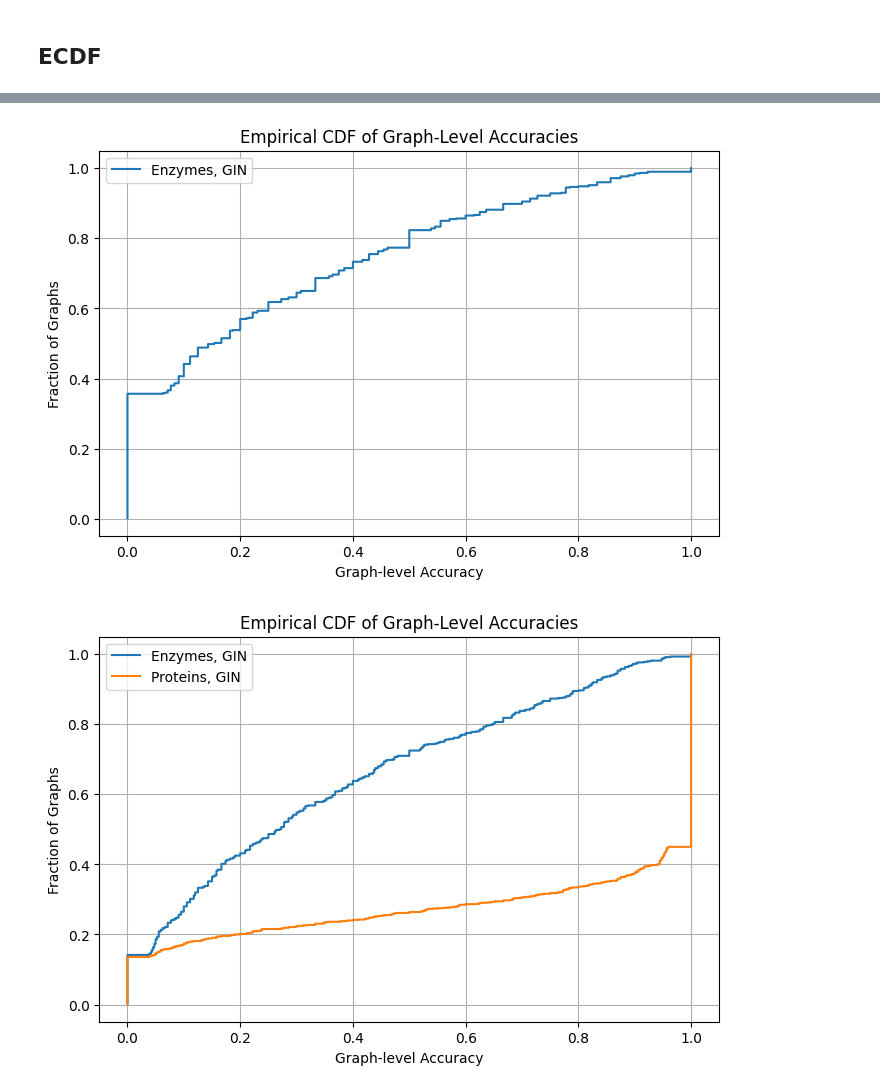
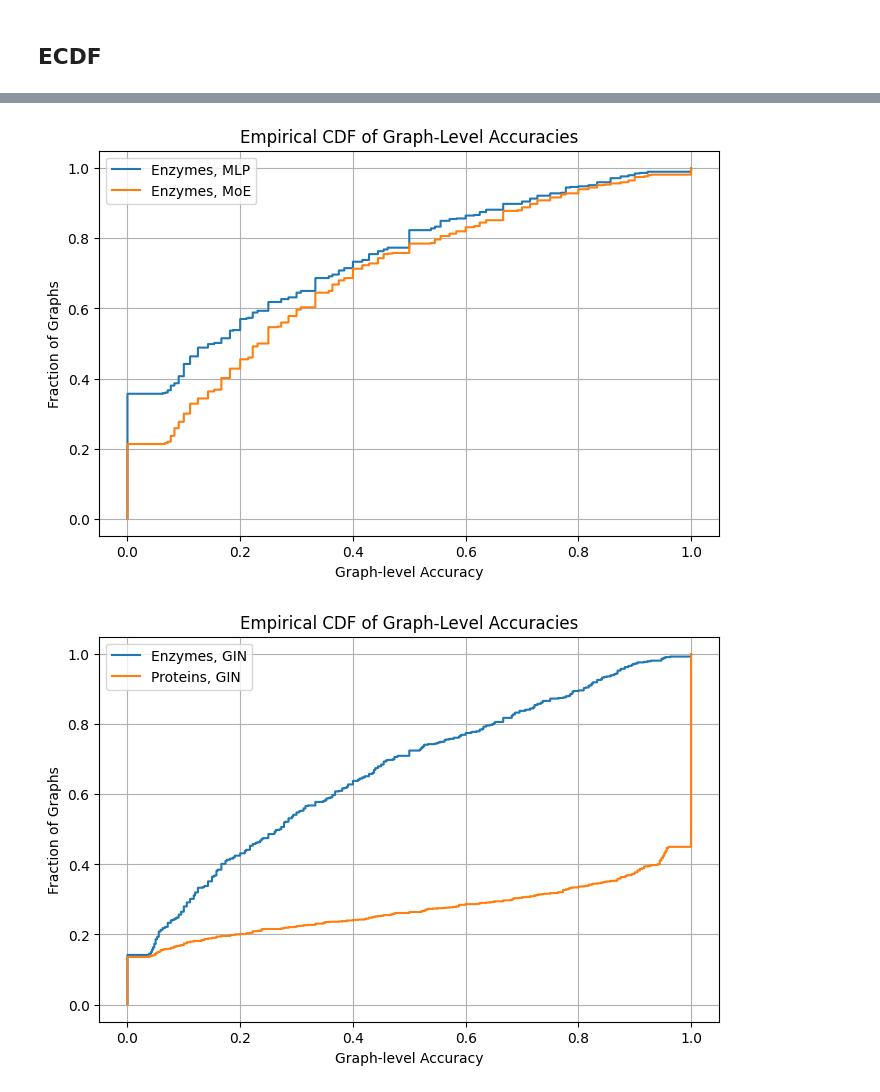
Before and after one commit to LFesser97/graph_moes, a Jupyter notebook: accuracy_histograms.ipynb, the cells around one changed output, grey strips where cells are left out. Drawn from its saved outputs; the diff is of its cells as text; code cells hidden in the pictures.

```diff
--- a/accuracy_histograms.ipynb
+++ b/accuracy_histograms.ipynb
@@ -326,7 +338,11 @@ def compute_ecdf(accuracies):
 # %%
 # MLP
-
-with open('results/4_layers/enzymes_MLP_None_graph_dict.pickle', 'rb') as handle:
+with open('results/4_layers/mutag_Unitary_None_graph_dict.pickle', 'rb') as handle:
     enzymes_dict = pickle.load(handle)
 
+with open('results/4_layers/enzymes_MoE_None_graph_dict.pickle', 'rb') as handle:
+    moe_dict = pickle.load(handle)
+
 enzymes_avgs = [np.mean(value) for value in enzymes_dict.values()]
+
+moe_avgs = [np.mean(value) for value in moe_dict.values()]
@@ -333,18 +364,19 @@ enzymes_avgs = [np.mean(value) for value in enzymes_dict.values()]
 # %%
 x1, y1 = compute_ecdf(enzymes_avgs)
+x2, y2 = compute_ecdf(moe_avgs)
 
 # Plot both ECDFs on the same figure
 plt.figure(figsize=(8, 5))
-plt.step(x1, y1, where='post', label='Enzymes, GIN')
-# plt.step(x2, y2, where='post', label='Proteins, GIN')
+plt.step(x1, y1, where='post', label='Enzymes, MLP')
+plt.step(x2, y2, where='post', label='Enzymes, MoE')
 plt.xlabel('Graph-level Accuracy')
 plt.ylabel('Fraction of Graphs')
 plt.title('Empirical CDF of Graph-Level Accuracies')
 plt.grid(True)
 plt.legend()
 plt.show()
 # %% [output]
-[figure, old version]
+[figure, new version]
 # %%
 # open 187_graph_dict.pickle in the results folder
 
```
Also changed, not shown: parts of 3 cells of this notebook, 32 other files.
